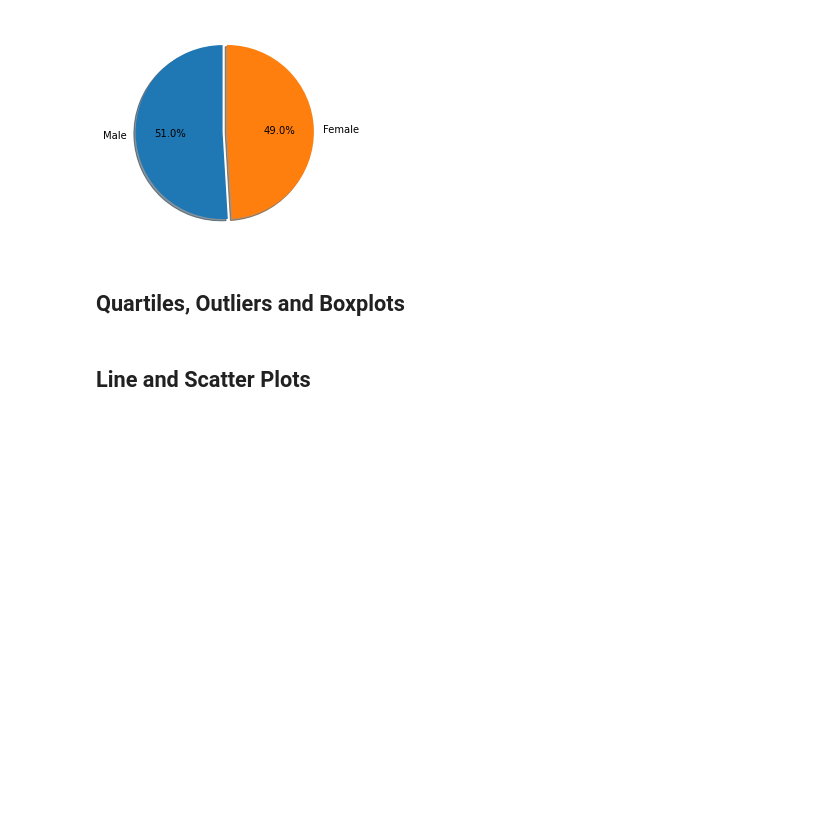
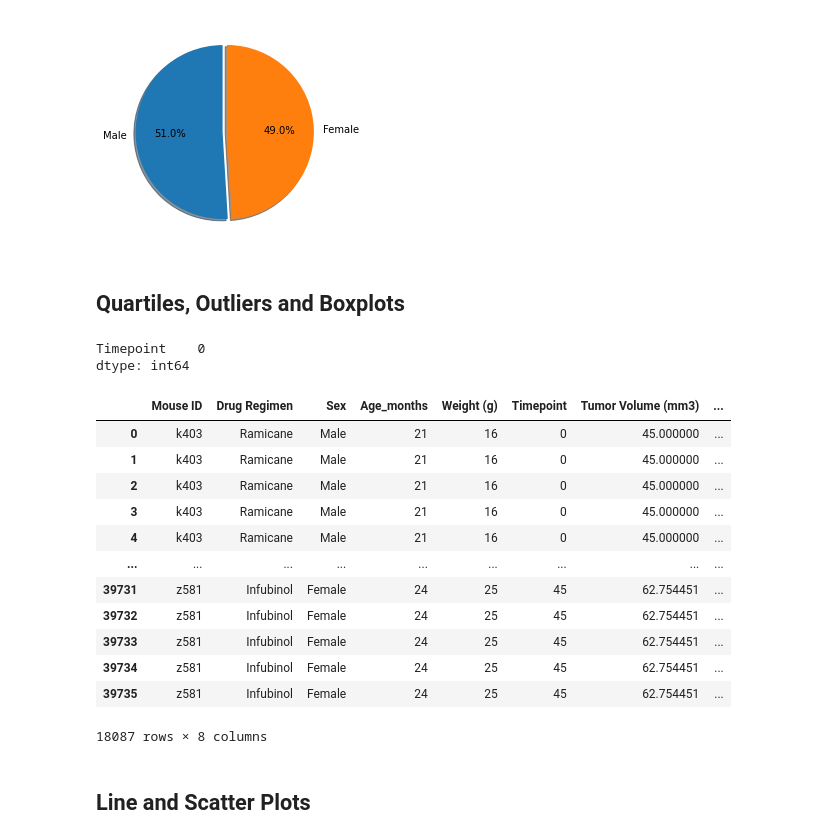
Before and after one commit to shirinegm/matplotlib-challenge, a Jupyter notebook: pymaceuticals_starter.ipynb, the cells around one changed output. Drawn from its saved outputs; the diff is of its cells as text; code cells hidden in the pictures; blank space fills up the shorter version.

```diff
--- a/pymaceuticals_starter.ipynb
+++ b/pymaceuticals_starter.ipynb
@@ -267,8 +267,32 @@ plt.show()
 # Capomulin, Ramicane, Infubinol, and Ceftamin
 
 # Start by getting the last (greatest) timepoint for each mouse
-
-
-# Merge this group df with the original dataframe to get the tumor volume at the last timepoint
+mouse_details = mouse_data.groupby('Mouse ID')
+last_timepoints = mouse_details['Timepoint'].max()
+last_timepoints_df = last_timepoints.to_frame()
+last_timepoints_df.min()
+# %% [output]
+Timepoint    0
+dtype: int64
+# %%
+# Merge this group df with the original dataframe to get the tumor volume at the last timepoint
+enhanced_mouse_data = pd.merge(mouse_data, last_timepoints_df)
+enhanced_mouse_data = enhanced_mouse_data.loc[(enhanced_mouse_data['Drug Regimen'].isin(['Capomulin', 'Ramicane',
+                                                                                         'Infubinol', 'Ceftamin']))]
+enhanced_mouse_data
+# %% [output]
+|  | Mouse ID | Drug Regimen | Sex | Age_months | Weight (g) | Timepoint | Tumor Volume (mm3) | ... |
+| 0 | k403 | Ramicane | Male | 21 | 16 | 0 | 45.000000 | ... |
+| 1 | k403 | Ramicane | Male | 21 | 16 | 0 | 45.000000 | ... |
+| 2 | k403 | Ramicane | Male | 21 | 16 | 0 | 45.000000 | ... |
+| 3 | k403 | Ramicane | Male | 21 | 16 | 0 | 45.000000 | ... |
+| 4 | k403 | Ramicane | Male | 21 | 16 | 0 | 45.000000 | ... |
+| ... | ... | ... | ... | ... | ... | ... | ... | ... |
+| 39731 | z581 | Infubinol | Female | 24 | 25 | 45 | 62.754451 | ... |
+| 39732 | z581 | Infubinol | Female | 24 | 25 | 45 | 62.754451 | ... |
+| 39733 | z581 | Infubinol | Female | 24 | 25 | 45 | 62.754451 | ... |
+| 39734 | z581 | Infubinol | Female | 24 | 25 | 45 | 62.754451 | ... |
+| 39735 | z581 | Infubinol | Female | 24 | 25 | 45 | 62.754451 | ... |
+18087 rows × 8 columns
 # %%
 # Put treatments into a list for for loop (and later for plot labels)
```
Also changed, not shown: parts of 1 cell of this notebook.
